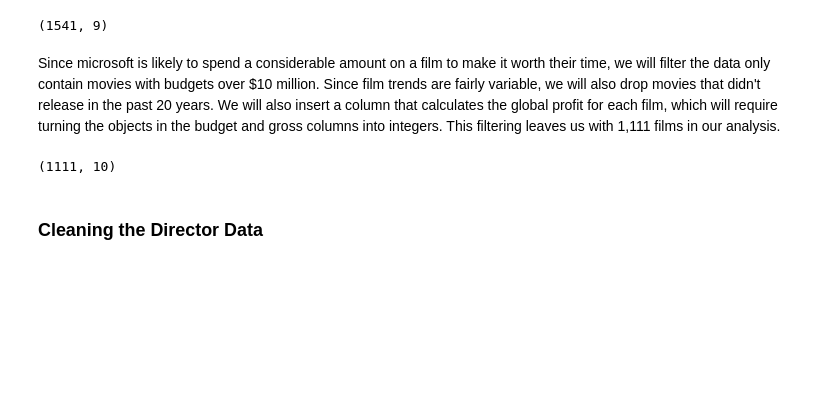
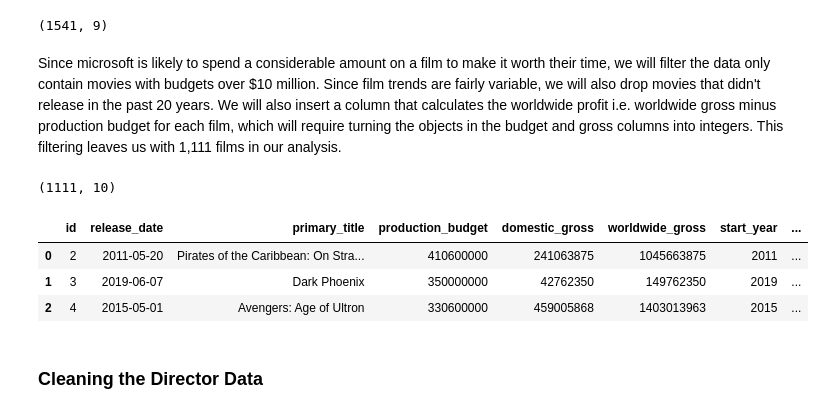
Before and after one commit to nonlocal-lia/microsoft-movie-analysis, a Jupyter notebook: microsoft-movie-analysis.ipynb, the cells around one changed output. Saved outputs shown, nothing was run; the diff lists cells and outputs as text; code cells hidden in the pictures; blank space fills up the shorter version.

```diff
--- a/microsoft-movie-analysis.ipynb
+++ b/microsoft-movie-analysis.ipynb
@@ -219,13 +219,20 @@ budget_genre_df.shape
 # %% [markdown]
 Since microsoft is likely to spend a considerable amount on a film to make it worth their time, we will filter the data only contain movies with budgets over $10 million.
 Since film trends are fairly variable, we will also drop movies that didn't release in the past 20 years.
-We will also insert a column that calculates the global profit for each film, which will require turning the objects in the budget and gross columns into integers.
+We will also insert a column that calculates the worldwide profit i.e. worldwide gross minus production budget for each film, which will require turning the objects in the budget and gross columns into integers.
 This filtering leaves us with 1,111 films in our analysis.
 # %%
 budget_genre_df = dp.filter_by_year_budget(budget_genre_df, 2001, 10000000)
 budget_genre_df.shape
 # %% [output]
 (1111, 10)
+# %%
+budget_genre_df.head(3)
+# %% [output]
+|  | id | release_date | primary_title | production_budget | domestic_gross | worldwide_gross | start_year | ... |
+| 0 | 2 | 2011-05-20 | Pirates of the Caribbean: On Stra... | 410600000 | 241063875 | 1045663875 | 2011 | ... |
+| 1 | 3 | 2019-06-07 | Dark Phoenix | 350000000 | 42762350 | 149762350 | 2019 | ... |
+| 2 | 4 | 2015-05-01 | Avengers: Age of Ultron | 330600000 | 459005868 | 1403013963 | 2015 | ... |
 # %% [markdown]
 ### Cleaning the Director Data
 # %% [markdown]
```
Also changed, not shown: parts of 11 cells of this notebook.
